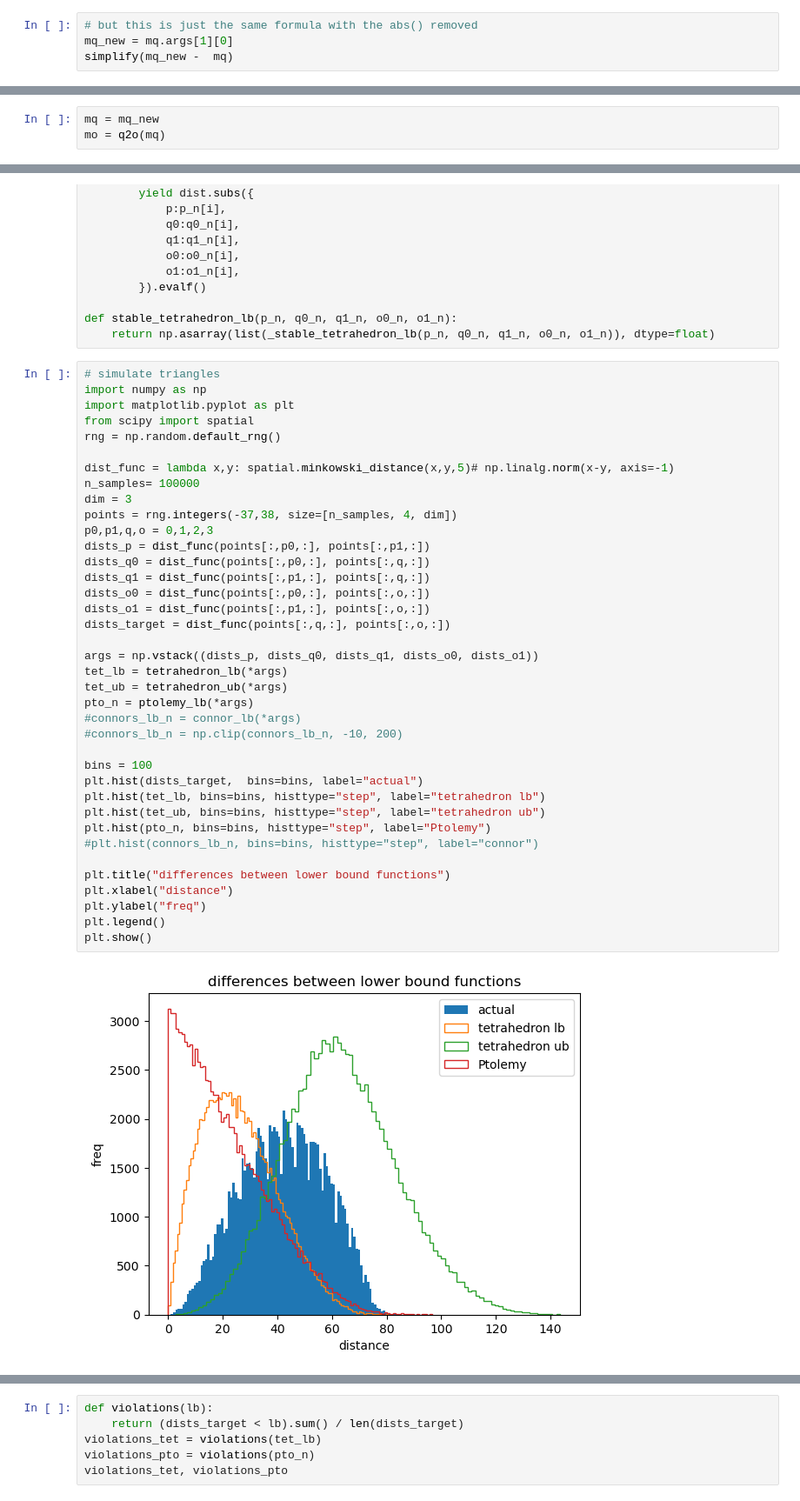
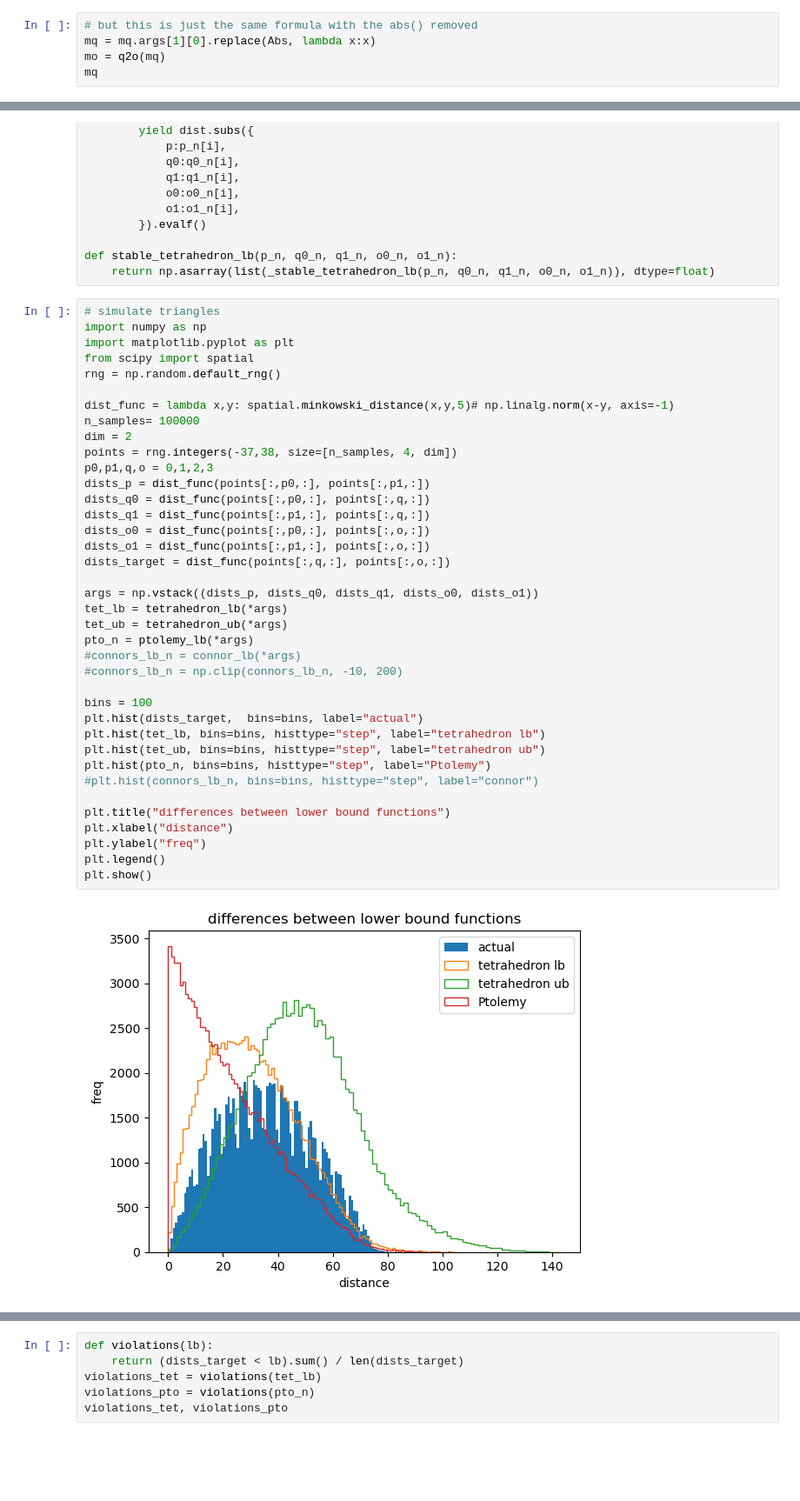
Before and after one commit to DimensionalScoop/metric_spaces, a Jupyter notebook: maths/tetrahedron/tetrahedron.ipynb, the cells around one changed output, grey strips where cells are left out. Shown at 87% size. Cells and saved outputs as stored; diff of their text form; blank space fills up the shorter version.

```diff
--- a/maths/tetrahedron/tetrahedron.ipynb
+++ b/maths/tetrahedron/tetrahedron.ipynb
@@ -95,6 +95,7 @@ mq
 $\displaystyle \begin{cases} - \frac{\left|{p^{2} + q_{0}^{2} - q_{1}^{2}}\right|}{2 p} & \text{for}\: q_{1}^{2} > p^{2} + q_{0}^{2} \\\frac{\left|{p^{2} + q_{0}^{2} - q_{1}^{2}}\right|}{2 p} & \text{otherwise} \end{cases}$
 # %%
 # but this is just the same formula with the abs() removed
-mq_new = mq.args[1][0]
-simplify(mq_new -  mq)
+mq = mq.args[1][0].replace(Abs, lambda x:x)
+mo = q2o(mq)
+mq
 # %% [output]
@@ -102,6 +103,3 @@ $\displaystyle \begin{cases} \frac{\left|{p^{2} + q_{0}^{2} - q_{1}^{2}}\right|}
-# %%
-mq = mq_new
-mo = q2o(mq)
 # %%
 # construct the right triangle which hypotenuse of length d connects q and o
 # from h and m s
@@ -259,34 +255,34 @@ rng = np.random.default_rng()
 
 dist_func = lambda x,y: spatial.minkowski_distance(x,y,5)# np.linalg.norm(x-y, axis=-1)
 n_samples= 100000
-dim = 3
+dim = 2
 points = rng.integers(-37,38, size=[n_samples, 4, dim])
 p0,p1,q,o = 0,1,2,3
 dists_p = dist_func(points[:,p0,:], points[:,p1,:])
 dists_q0 = dist_func(points[:,p0,:], points[:,q,:])
 dists_q1 = dist_func(points[:,p1,:], points[:,q,:])
 dists_o0 = dist_func(points[:,p0,:], points[:,o,:])
 dists_o1 = dist_func(points[:,p1,:], points[:,o,:])
 dists_target = dist_func(points[:,q,:], points[:,o,:])
 
 args = np.vstack((dists_p, dists_q0, dists_q1, dists_o0, dists_o1))
 tet_lb = tetrahedron_lb(*args)
 tet_ub = tetrahedron_ub(*args)
 pto_n = ptolemy_lb(*args)
 #connors_lb_n = connor_lb(*args)
 #connors_lb_n = np.clip(connors_lb_n, -10, 200)
 
 bins = 100
 plt.hist(dists_target,  bins=bins, label="actual")
 plt.hist(tet_lb, bins=bins, histtype="step", label="tetrahedron lb")
 plt.hist(tet_ub, bins=bins, histtype="step", label="tetrahedron ub")
 plt.hist(pto_n, bins=bins, histtype="step", label="Ptolemy")
 #plt.hist(connors_lb_n, bins=bins, histtype="step", label="connor")
 
 plt.title("differences between lower bound functions")
 plt.xlabel("distance")
 plt.ylabel("freq")
 plt.legend()
 plt.show()
 # %% [output]
-[figure, old version]
+[figure, new version]
```
Also changed, not shown: parts of 13 cells of this notebook.
